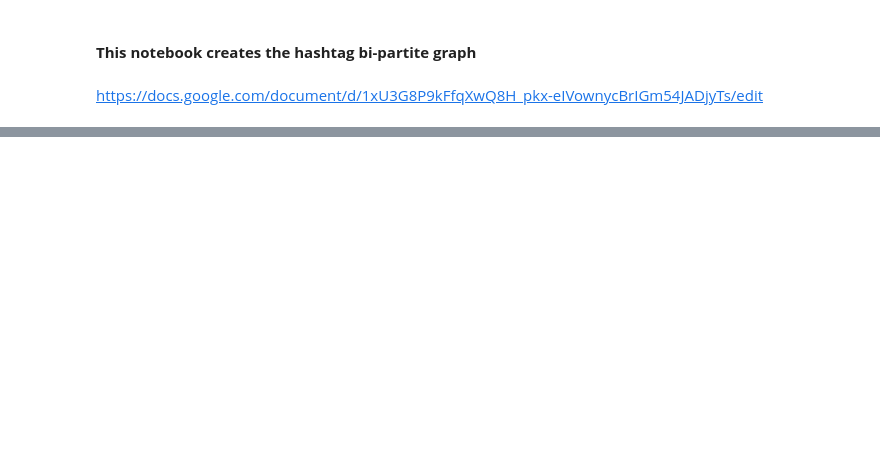
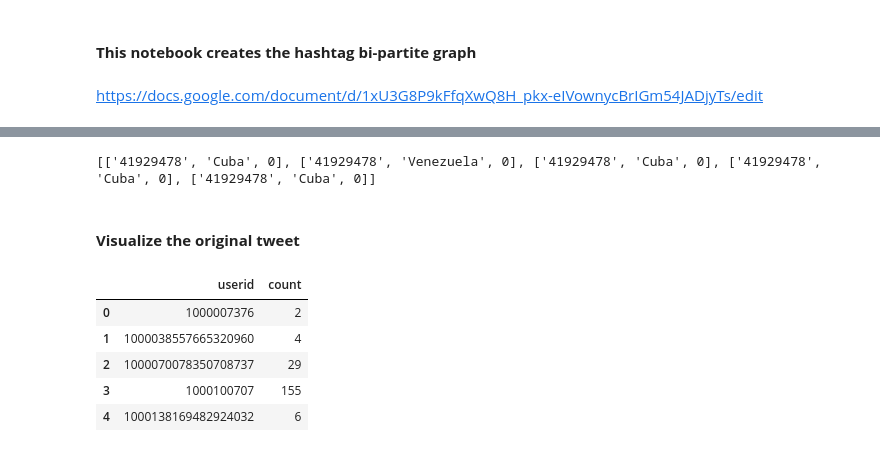
Before and after one commit to filipinascimento/coordinationz, a Jupyter notebook: experiments/cohashtag/get_hashtag_bi_partite.ipynb, the cells around one changed output, grey strips where cells are left out. Cells and saved outputs as stored; diff of their text form; code cells hidden in the pictures; blank space fills up the shorter version.

```diff
--- a/experiments/cohashtag/get_hashtag_bi_partite.ipynb
+++ b/experiments/cohashtag/get_hashtag_bi_partite.ipynb
@@ -109,0 +238,5 @@ array([['في آخر الليل عبادات لھا أجورٌ عظيمه الا
+# %%
+df_hash = filter_tweets_with_hashtag(df_org)
+print('Filtering tweet with hashtag, class: ',
+      df_hash['label'].nunique()
+     )
@@ -109,0 +305,14 @@ array([['في آخر الليل عبادات لھا أجورٌ عظيمه الا
+# %%
+import json
+
+# Load JSON data from file
+save_path = '/N/project/INCAS/merge_network/cuba_bipartite_original_filter_0.json'
+
+with open(save_path, 'r') as f:
+    json_data = json.load(f)
+
+print(json_data[:5])
+# %% [output]
+[['41929478', 'Cuba', 0], ['41929478', 'Venezuela', 0], ['41929478', 'Cuba', 0], ['41929478', 'Cuba', 0], ['41929478', 'Cuba', 0]]
+# %% [markdown]
+#### **Visualize the original tweet**
@@ -109,0 +337,9 @@ array([['في آخر الليل عبادات لھا أجورٌ عظيمه الا
+# %%
+df_0_grp.head()
+# %% [output]
+|  | userid | count |
+| 0 | 1000007376 | 2 |
+| 1 | 1000038557665320960 | 4 |
+| 2 | 1000070078350708737 | 29 |
+| 3 | 1000100707 | 155 |
+| 4 | 1000138169482924032 | 6 |
```
Also changed, not shown: parts of 25 cells of this notebook, 2 other files.
